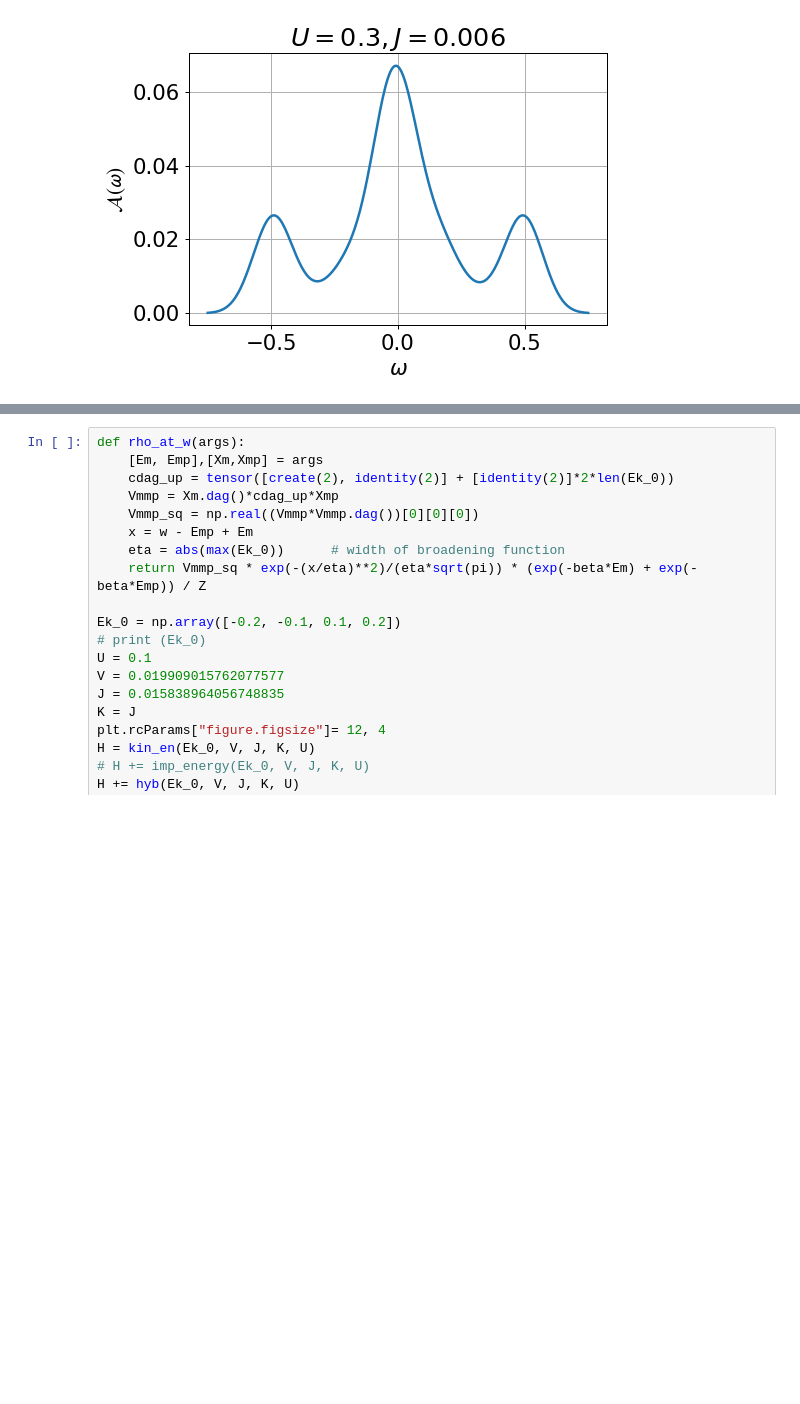
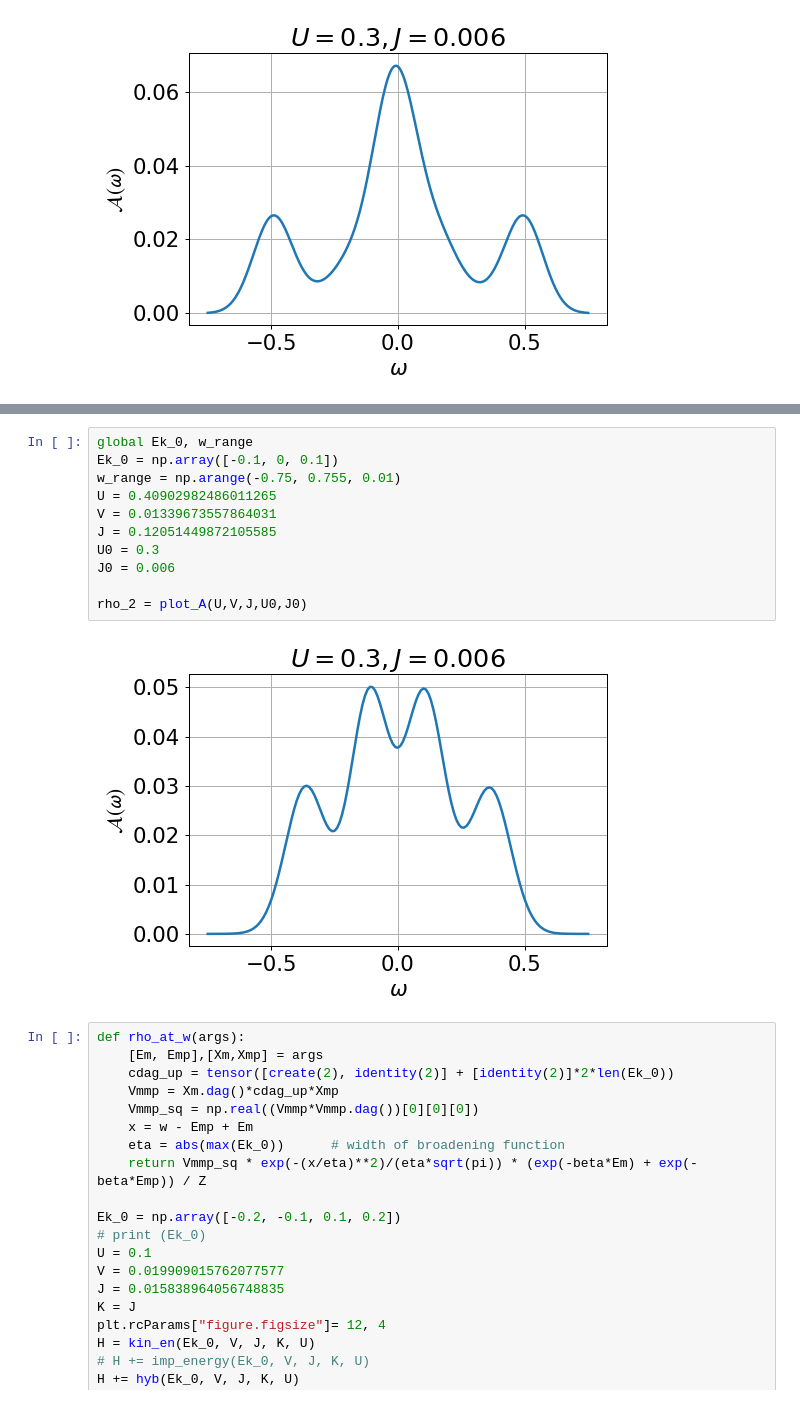
Before and after one commit to abhirup-m/Anderson-Impurity-Model-URG, a Jupyter notebook: reverse_RG/spec_func.ipynb, the cells around one changed output, grey strips where cells are left out. Saved outputs shown, nothing was run; the diff lists cells and outputs as text; blank space fills up the shorter version.

```diff
--- a/reverse_RG/spec_func.ipynb
+++ b/reverse_RG/spec_func.ipynb
@@ -222,3 +226,16 @@ for U,J in zip([0.2886301794495707,0.0886301794495707], [0.001175939200139961, 0
+# %%
+global Ek_0, w_range
+Ek_0 = np.array([-0.1, 0, 0.1])
+w_range = np.arange(-0.75, 0.755, 0.01)
+U = 0.40902982486011265
+V = 0.01339673557864031
+J = 0.12051449872105585
+U0 = 0.3
+J0 = 0.006
+
+rho_2 = plot_A(U,V,J,U0,J0)
+# %% [output]
+[figure, added]
 # %%
 def rho_at_w(args):
     [Em, Emp],[Xm,Xmp] = args
```
Also changed, not shown: parts of 2 cells of this notebook, 7 other files.
